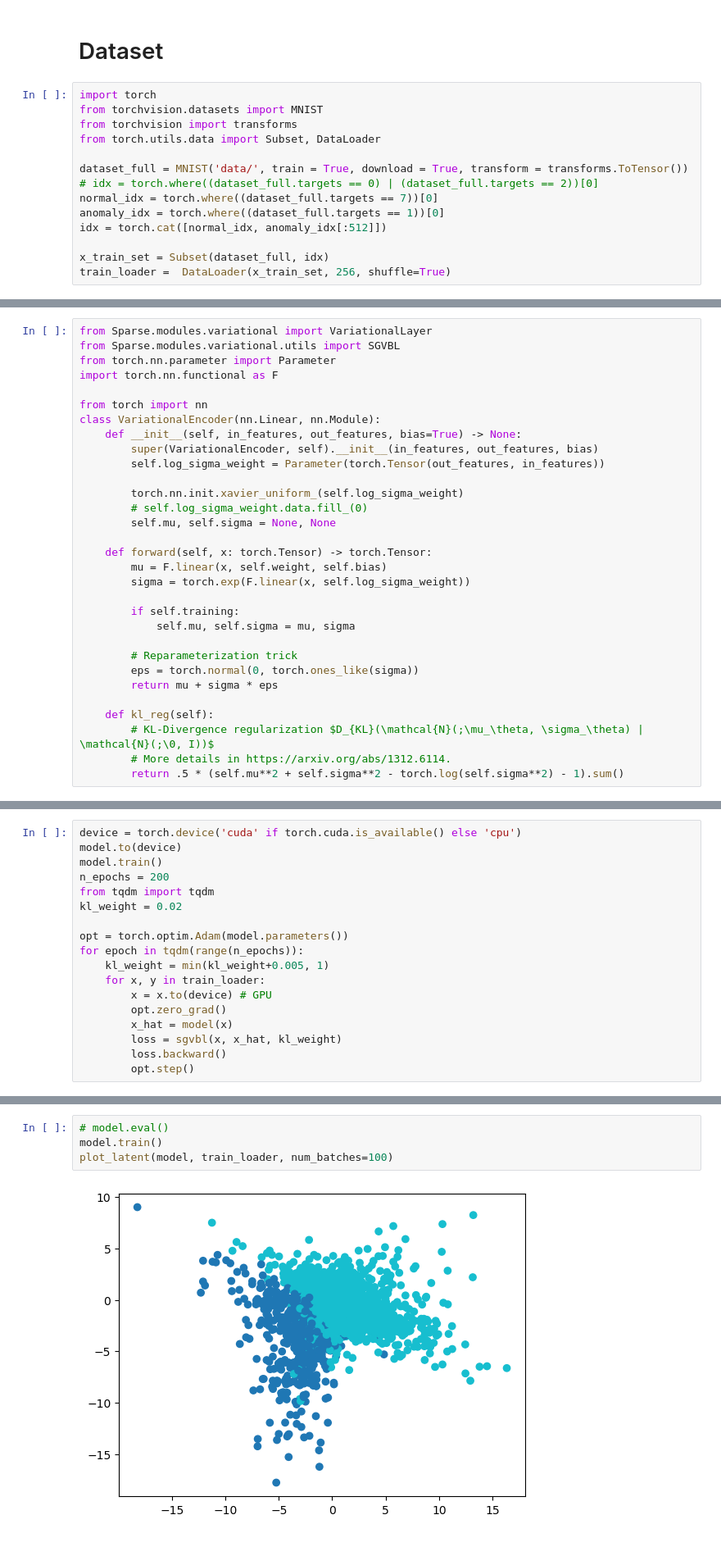
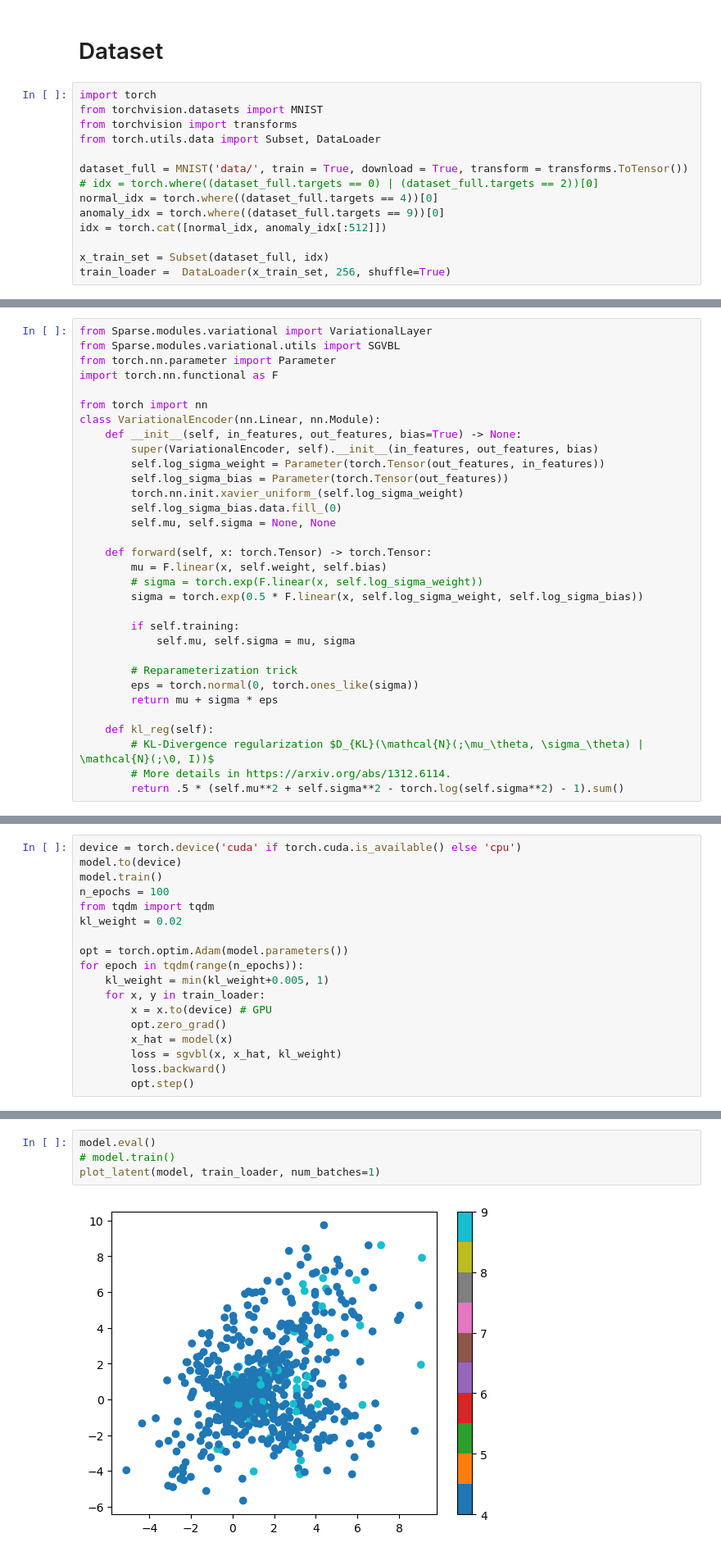
Before and after one commit to SolidusAbi/AnomalyDetection, a Jupyter notebook: notebooks/vae.ipynb, the cells around one changed output, grey strips where cells are left out. Shown at 82% size. Cells and saved outputs as stored; diff of their text form.

Commit message:
Testing sigma estimation in VAE.

```diff
--- a/notebooks/vae.ipynb
+++ b/notebooks/vae.ipynb
@@ -20,8 +20,8 @@ from torch.utils.data import Subset, DataLoader
 
 dataset_full = MNIST('data/', train = True, download = True, transform = transforms.ToTensor())
 # idx = torch.where((dataset_full.targets == 0) | (dataset_full.targets == 2))[0]
-normal_idx = torch.where((dataset_full.targets == 7))[0]
-anomaly_idx = torch.where((dataset_full.targets == 1))[0]
+normal_idx = torch.where((dataset_full.targets == 4))[0]
+anomaly_idx = torch.where((dataset_full.targets == 9))[0]
 idx = torch.cat([normal_idx, anomaly_idx[:512]])
 
 x_train_set = Subset(dataset_full, idx)
@@ -45,14 +45,15 @@ class VariationalEncoder(nn.Linear, nn.Module):
     def __init__(self, in_features, out_features, bias=True) -> None:
         super(VariationalEncoder, self).__init__(in_features, out_features, bias)
         self.log_sigma_weight = Parameter(torch.Tensor(out_features, in_features))
-
+        self.log_sigma_bias = Parameter(torch.Tensor(out_features))
         torch.nn.init.xavier_uniform_(self.log_sigma_weight)
-        # self.log_sigma_weight.data.fill_(0)
+        self.log_sigma_bias.data.fill_(0)
         self.mu, self.sigma = None, None
 
     def forward(self, x: torch.Tensor) -> torch.Tensor:
         mu = F.linear(x, self.weight, self.bias)
-        sigma = torch.exp(F.linear(x, self.log_sigma_weight))
+        # sigma = torch.exp(F.linear(x, self.log_sigma_weight))
+        sigma = torch.exp(0.5 * F.linear(x, self.log_sigma_weight, self.log_sigma_bias))
 
         if self.training:
             self.mu, self.sigma = mu, sigma
@@ -120,7 +121,7 @@ sgvbl = SGVBL(model, len(x_train_set), loss=mse_loss)
 device = torch.device('cuda' if torch.cuda.is_available() else 'cpu')
 model.to(device)
 model.train()
-n_epochs = 200
+n_epochs = 100
 from tqdm import tqdm
 kl_weight = 0.02
 
@@ -145,10 +145,10 @@ def plot_latent(autoencoder, data, num_batches=100):
             plt.colorbar()
             break
 # %%
-# model.eval()
-model.train()
-plot_latent(model, train_loader, num_batches=100)
+model.eval()
+# model.train()
+plot_latent(model, train_loader, num_batches=1)
 # %% [output]
-[figure, old version]
+[figure, new version]
 # %%
 x, y = next(iter(train_loader))
```
Also changed, not shown: parts of 17 cells of this notebook.
